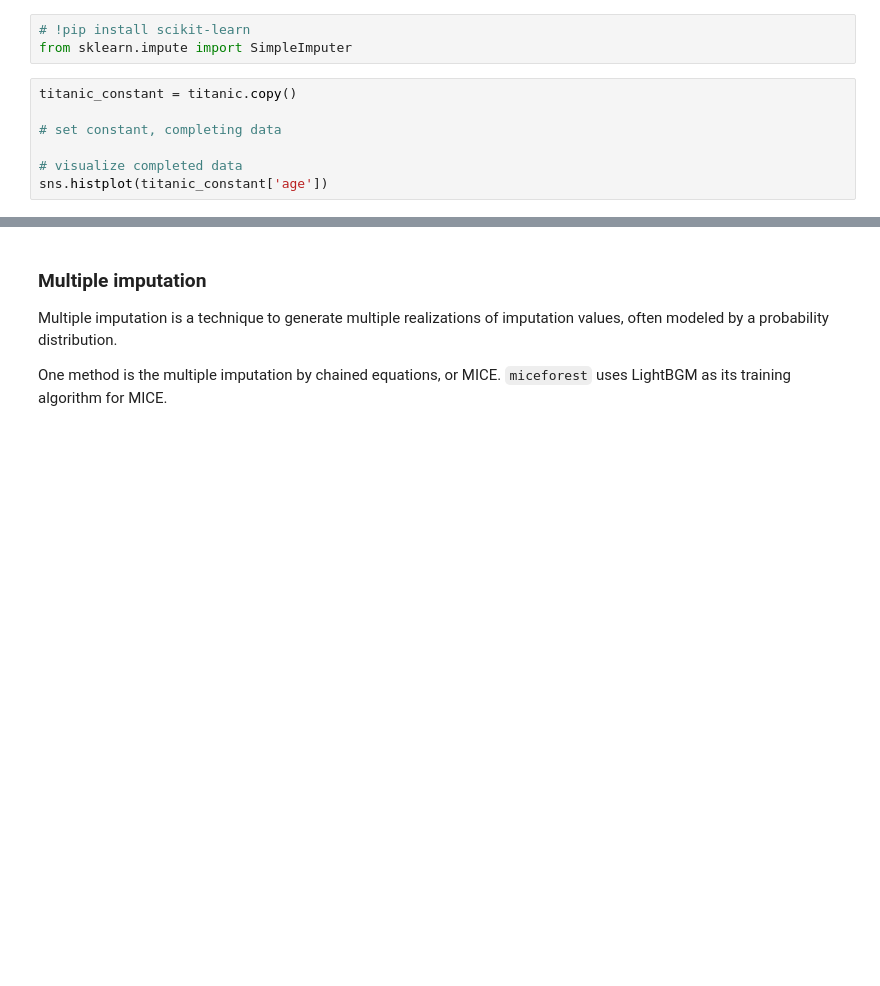
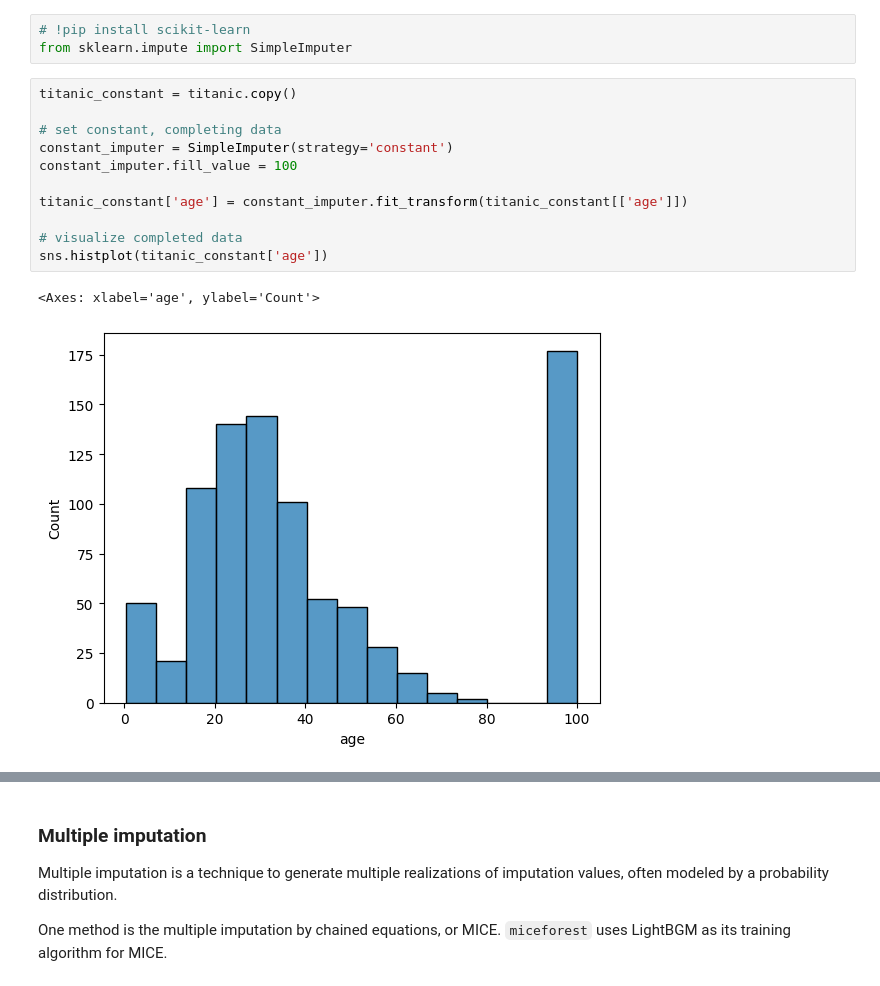
Before and after one commit to mosesyhc/de300-2026wi, a Jupyter notebook: class-notebooks/03-missing-data-class.ipynb, the cells around one changed output, grey strips where cells are left out. Cells and saved outputs as stored; diff of their text form; blank space fills up the shorter version.

```diff
--- a/class-notebooks/03-missing-data-class.ipynb
+++ b/class-notebooks/03-missing-data-class.ipynb
@@ -109,10 +179,17 @@ from sklearn.impute import SimpleImputer
 # %%
 titanic_constant = titanic.copy()
 
 # set constant, completing data
+constant_imputer = SimpleImputer(strategy='constant')
+constant_imputer.fill_value = 100
+
+titanic_constant['age'] = constant_imputer.fit_transform(titanic_constant[['age']])
 
 # visualize completed data
 sns.histplot(titanic_constant['age'])
+# %% [output]
+<Axes: xlabel='age', ylabel='Count'>
+[figure, added]
 # %%
 titanic_median = titanic.copy()
 
```
Also changed, not shown: parts of 17 cells of this notebook.
